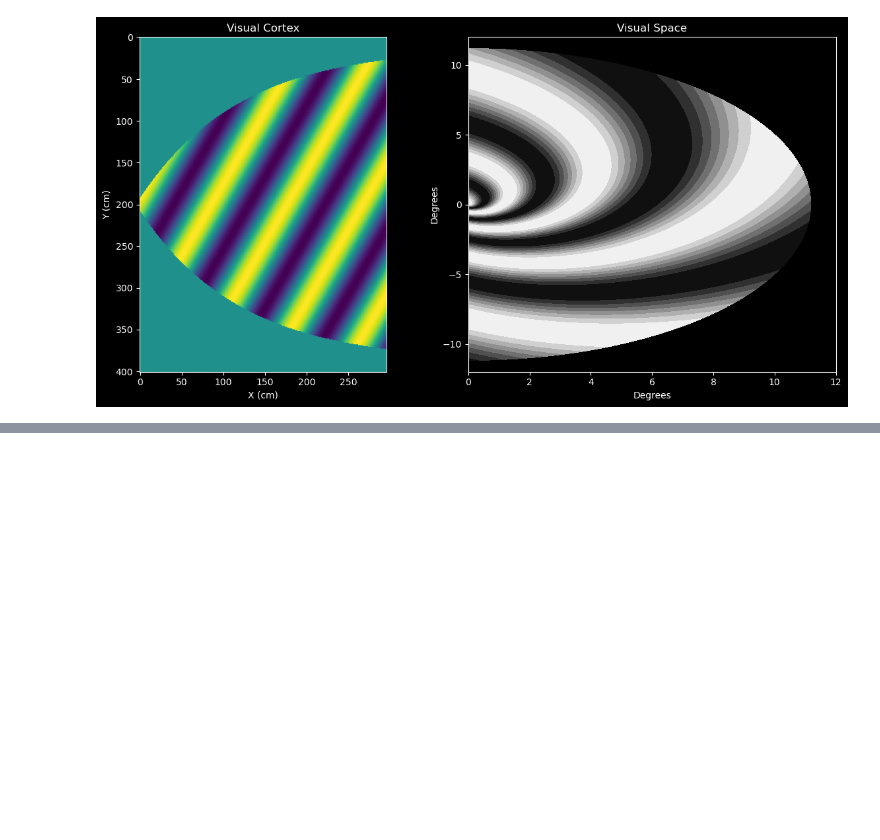
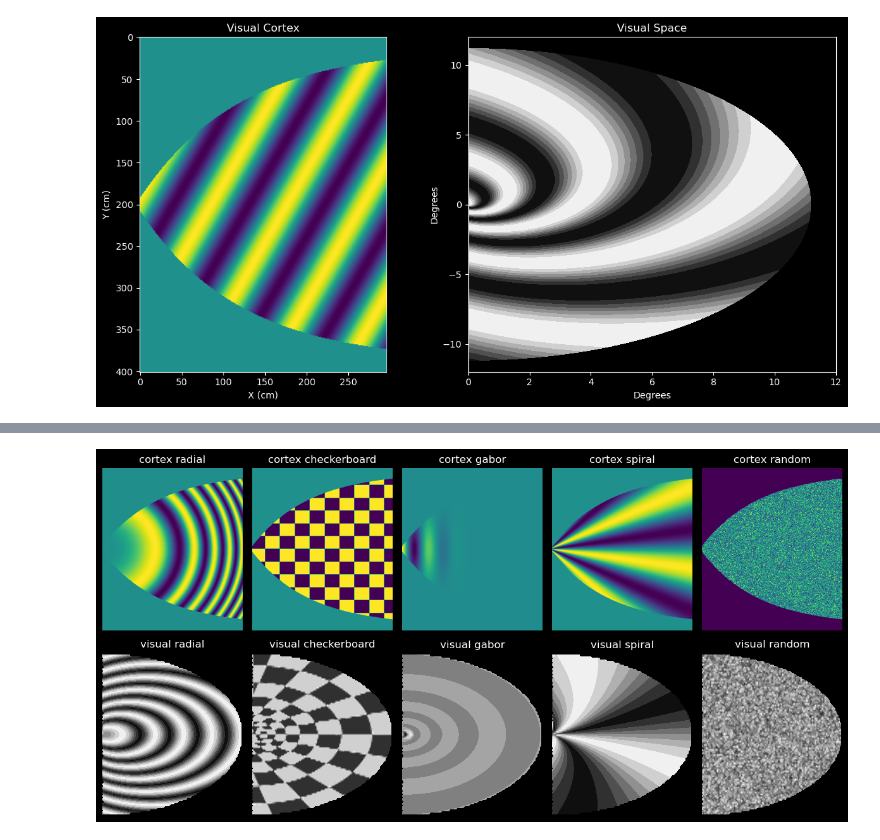
Before and after one commit to polsen99/theoretical_neuroscience, a Jupyter notebook: ch2.ipynb, the cells around one changed output, grey strips where cells are left out. Drawn from its saved outputs; the diff is of its cells as text; code cells hidden in the pictures; blank space fills up the shorter version.

```diff
--- a/ch2.ipynb
+++ b/ch2.ipynb
@@ -355,0 +423,26 @@ plt.show()
+# %%
+patterns = {
+    'radial': np.sin(np.sqrt(x**2 + y**2)**3),
+    'checkerboard': np.sign(np.sin(x * 10) * np.sin(y * 10)),
+    'gabor': np.exp(-(x**2 + y**2) / 0.5) * np.cos(10 * x),
+    'spiral': np.sin(np.arctan2(y, x) * 10),
+    'random': np.random.rand(*x.shape)
+}
+# %%
+fig, axes = plt.subplots(2, 5, figsize=(12, 6))
+for i, (pattern, equation) in enumerate(patterns.items()):
+    cortex_pattern = equation
+    visual_pattern = get_visual(ep, az, cortex_pattern, lam, ep0)
+    cx = axes[0, i]
+    cx.imshow(cortex_pattern * in_mask, aspect='auto')
+    cx.set_title(f'cortex {pattern}')
+    cx.axis('off')
+
+    vz = axes[1, i]
+    vz.contourf(visual_pattern, cmap='gray')
+    vz.set_title(f'visual {pattern}')
+    vz.axis('off')
+
+plt.tight_layout()
+# %% [output]
+[figure, added]
```
Also changed, not shown: parts of 11 cells of this notebook.
